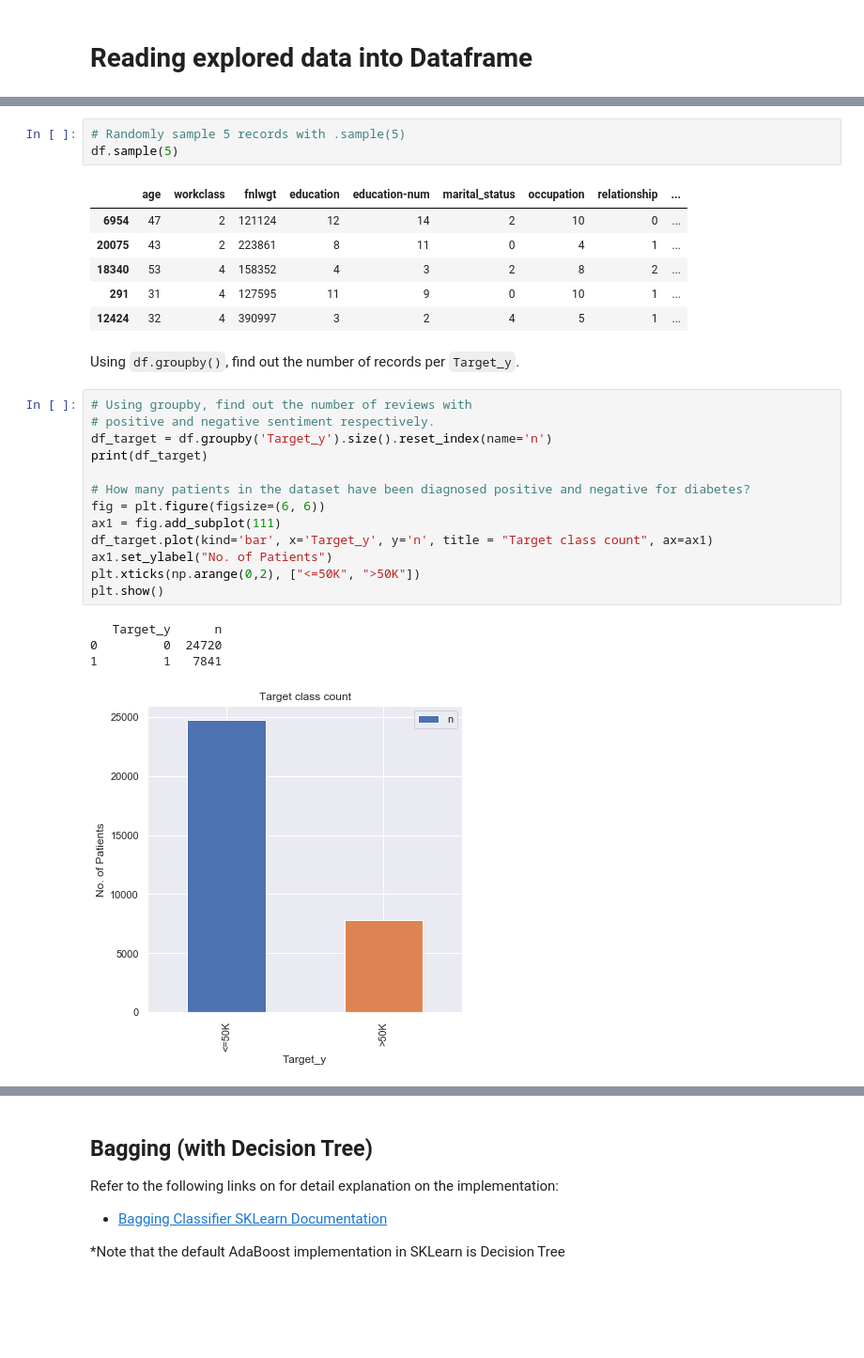
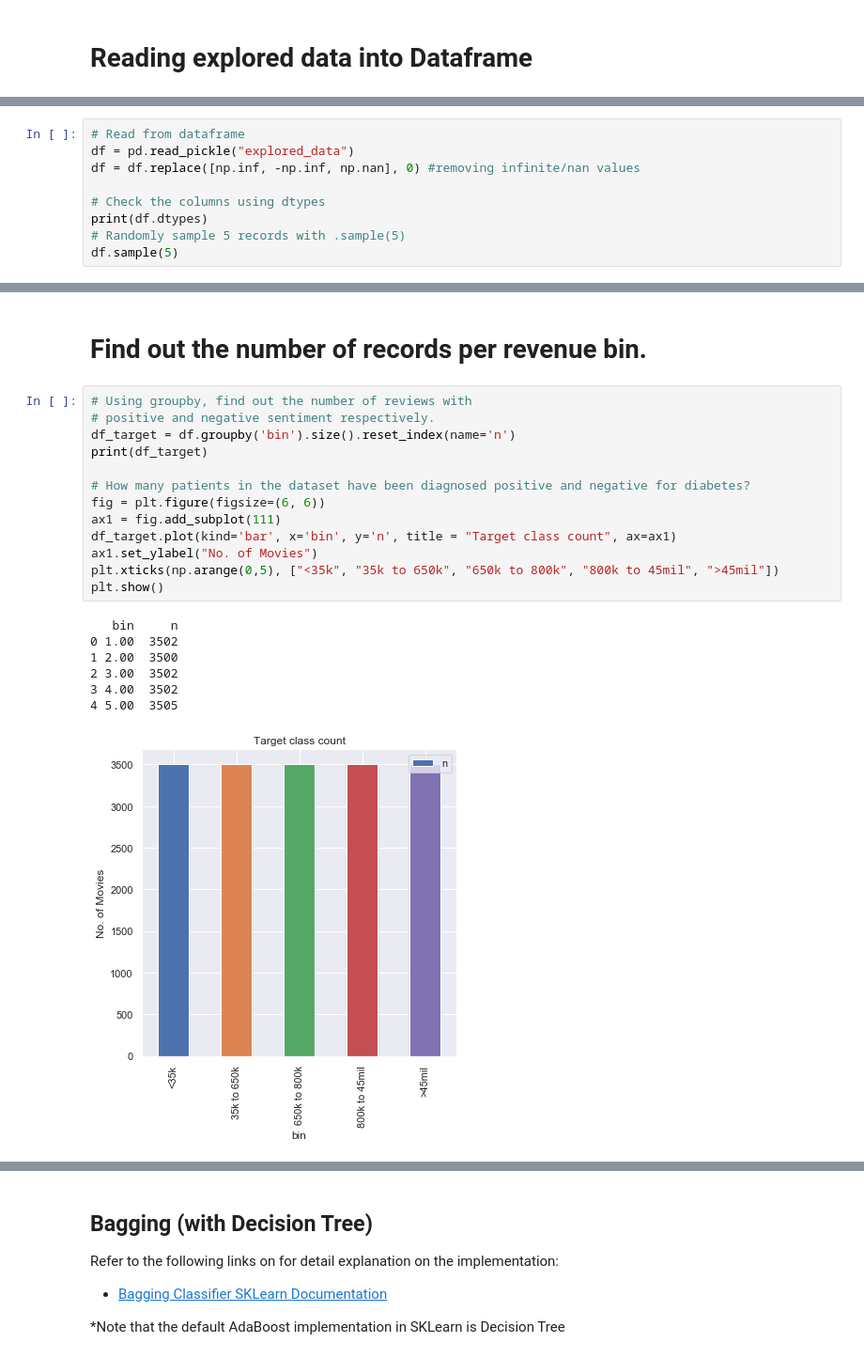
Before and after one commit to Andyayk/BAVAT-IS424-T2, a Jupyter notebook: 4. Models Training/Models Training.ipynb, the cells around one changed output, grey strips where cells are left out. Shown: that part at 94% size. Drawn from its saved outputs; the diff is of its cells as text; blank space fills up the shorter version.

```diff
--- a/4. Models Training/Models Training.ipynb
+++ b/4. Models Training/Models Training.ipynb
@@ -79,0 +46,9 @@ df.sample(5)
+# %%
+# Read from dataframe
+df = pd.read_pickle("explored_data")
+df = df.replace([np.inf, -np.inf, np.nan], 0) #removing infinite/nan values
+
+# Check the columns using dtypes
+print(df.dtypes)
+# Randomly sample 5 records with .sample(5)
+df.sample(5)
@@ -88,30 +90,23 @@ for column in df.columns:
-# %%
-# Randomly sample 5 records with .sample(5)
-df.sample(5)
-# %% [output]
-|  | age | workclass | fnlwgt | education | education-num | marital_status | occupation | relationship | ... |
-| 6954 | 47 | 2 | 121124 | 12 | 14 | 2 | 10 | 0 | ... |
-| 20075 | 43 | 2 | 223861 | 8 | 11 | 0 | 4 | 1 | ... |
-| 18340 | 53 | 4 | 158352 | 4 | 3 | 2 | 8 | 2 | ... |
-| 291 | 31 | 4 | 127595 | 11 | 9 | 0 | 10 | 1 | ... |
-| 12424 | 32 | 4 | 390997 | 3 | 2 | 4 | 5 | 1 | ... |
 # %% [markdown]
-Using `df.groupby()`, find out the number of records per `Target_y`.
+<h1>Find out the number of records per revenue bin. </h1>
 # %%
 # Using groupby, find out the number of reviews with
 # positive and negative sentiment respectively.
-df_target = df.groupby('Target_y').size().reset_index(name='n')
+df_target = df.groupby('bin').size().reset_index(name='n')
 print(df_target)
 
 # How many patients in the dataset have been diagnosed positive and negative for diabetes?
 fig = plt.figure(figsize=(6, 6))
 ax1 = fig.add_subplot(111)
-df_target.plot(kind='bar', x='Target_y', y='n', title = "Target class count", ax=ax1)
-ax1.set_ylabel("No. of Patients")
-plt.xticks(np.arange(0,2), ["<=50K", ">50K"])
+df_target.plot(kind='bar', x='bin', y='n', title = "Target class count", ax=ax1)
+ax1.set_ylabel("No. of Movies")
+plt.xticks(np.arange(0,5), ["<35k", "35k to 650k", "650k to 800k", "800k to 45mil", ">45mil"])
 plt.show()
 # %% [output]
-   Target_y      n
-0         0  24720
-1         1   7841
+   bin     n
+0 1.00  3502
+1 2.00  3500
+2 3.00  3502
+3 4.00  3502
+4 5.00  3505
-[figure, old version]
+[figure, new version]
```
Also changed, not shown: parts of 31 cells of this notebook.
